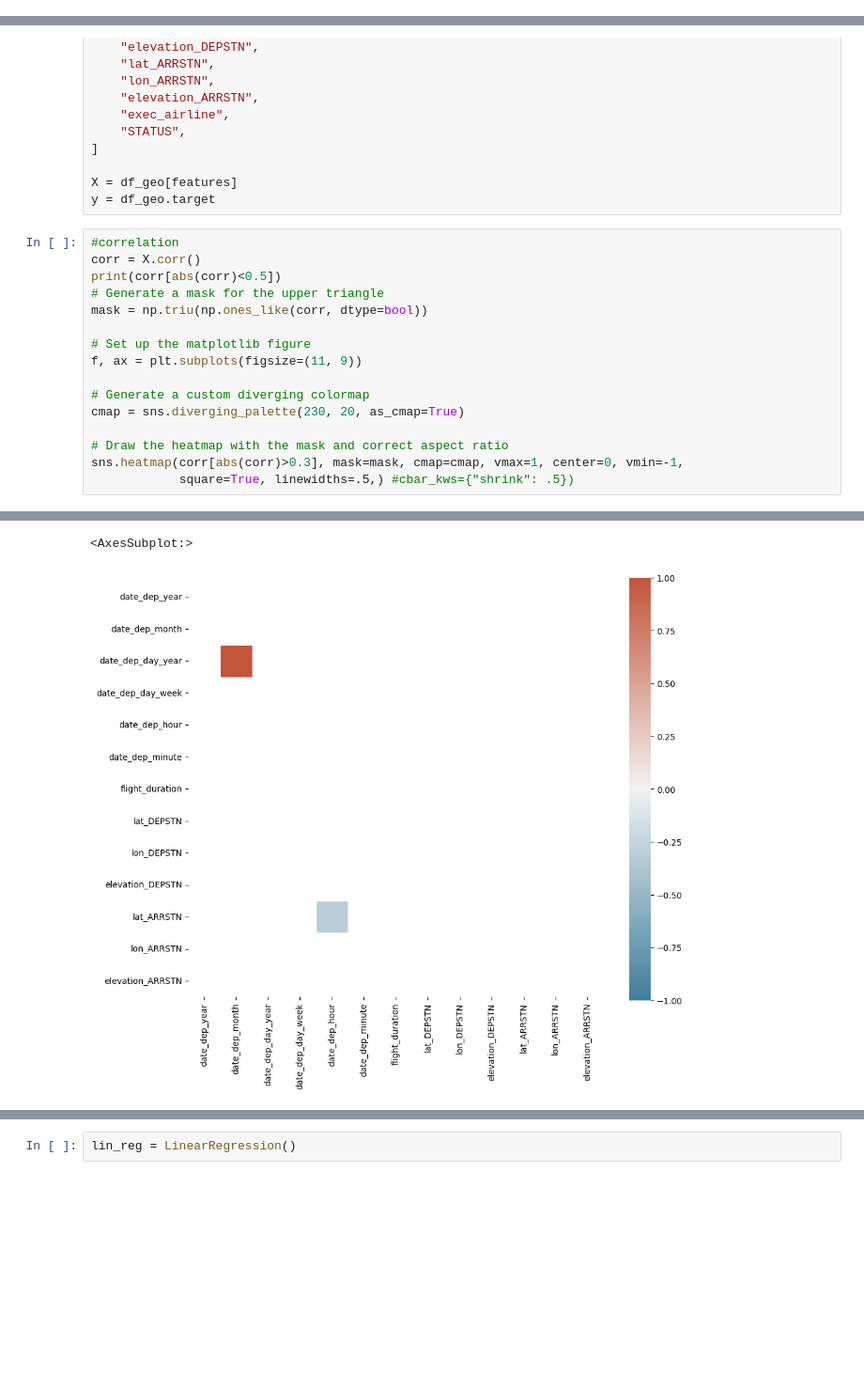
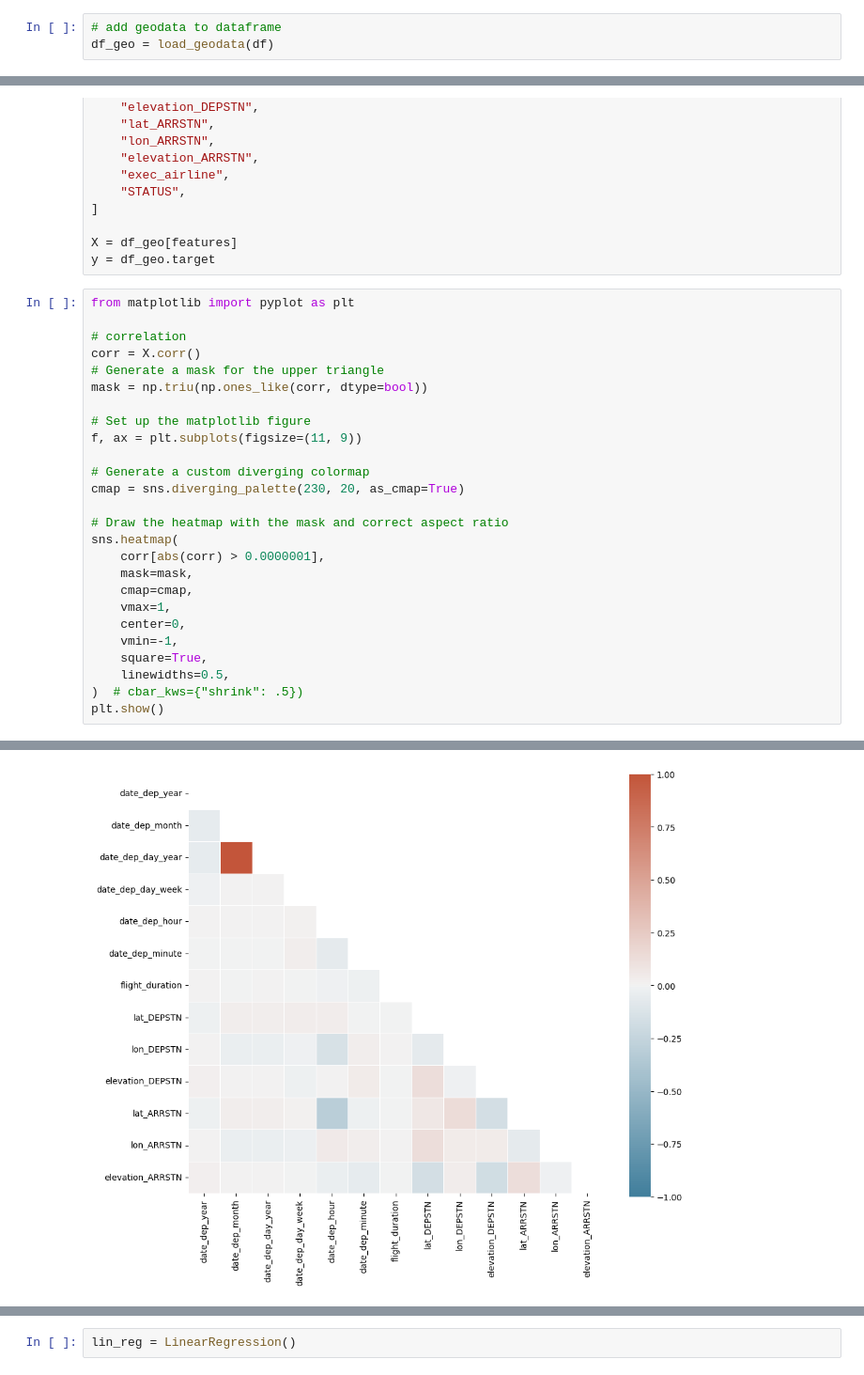
Before and after one commit to loukra/Flight_Delay_Prediction, a Jupyter notebook: Data_Preprocessing.ipynb, the cells around one changed output, grey strips where cells are left out. Shown: that part at 94% size. Saved outputs shown, nothing was run; the diff lists cells and outputs as text; blank space fills up the shorter version.

```diff
--- a/Data_Preprocessing.ipynb
+++ b/Data_Preprocessing.ipynb
@@ -31,3 +31,6 @@ df_geo = merge_geodata(df_geo, geo_data, "ARRSTN")
+# %%
+# add geodata to dataframe
+df_geo = load_geodata(df)
 # %% [markdown]
 ## Date data type convertion
 # %%
@@ -135,9 +154,10 @@ features = [
 X = df_geo[features]
 y = df_geo.target
 # %%
-#correlation
+from matplotlib import pyplot as plt
+
+# correlation
 corr = X.corr()
-print(corr[abs(corr)<0.5])
 # Generate a mask for the upper triangle
 mask = np.triu(np.ones_like(corr, dtype=bool))
 
@@ -148,6 +168,15 @@ f, ax = plt.subplots(figsize=(11, 9))
 cmap = sns.diverging_palette(230, 20, as_cmap=True)
 
 # Draw the heatmap with the mask and correct aspect ratio
-sns.heatmap(corr[abs(corr)>0.3], mask=mask, cmap=cmap, vmax=1, center=0, vmin=-1,
-            square=True, linewidths=.5,) #cbar_kws={"shrink": .5})
+sns.heatmap(
+    corr[abs(corr) > 0.0000001],
+    mask=mask,
+    cmap=cmap,
+    vmax=1,
+    center=0,
+    vmin=-1,
+    square=True,
+    linewidths=0.5,
+)  # cbar_kws={"shrink": .5})
+plt.show()
 # %% [output]
@@ -171,4 +183,3 @@ elevation_ARRSTN   1.28e-01   -1.13e-02   NaN
-<AxesSubplot:>
-[figure, old version]
+[figure, new version]
 # %%
 X_train, X_test, y_train, y_test = train_test_split(
```
Also changed, not shown: parts of 35 cells of this notebook, 12 other files.
